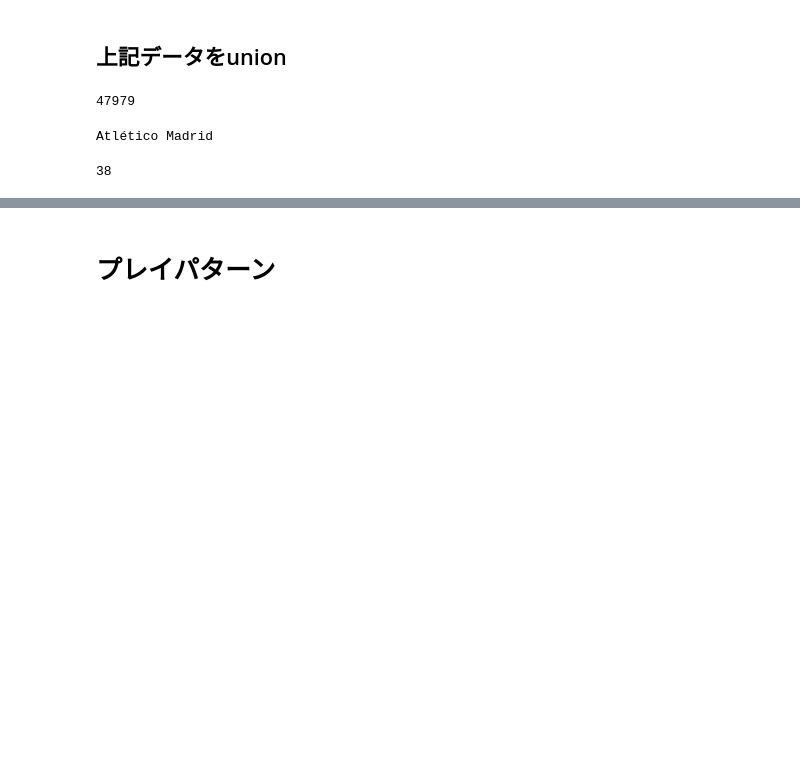
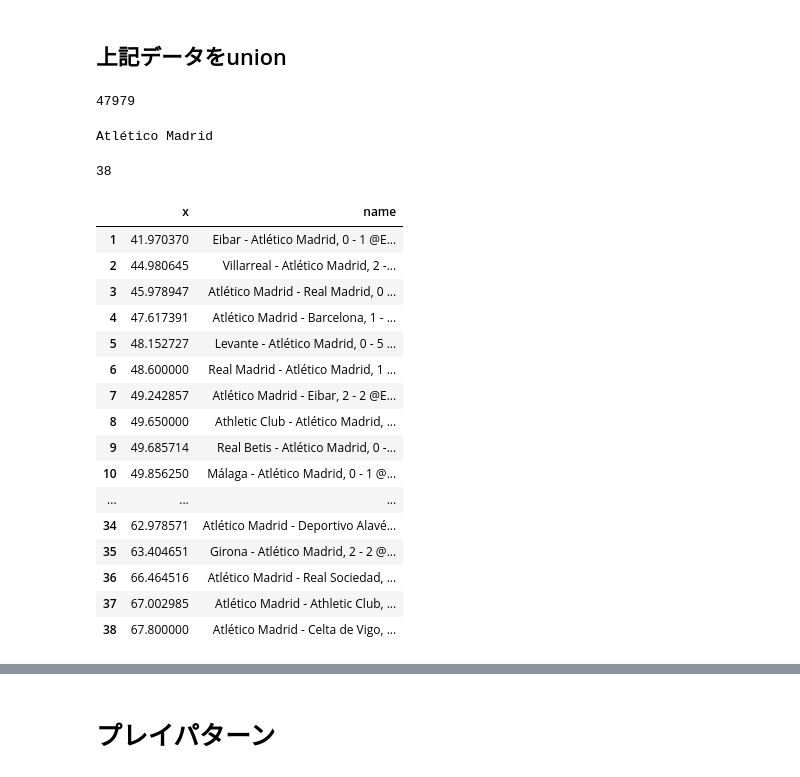
Before and after one commit to saeeeeru/WyscoutAnalyzer, a Jupyter notebook: notebook/TeamSummary/2-VisualizeSpatioInformation.ipynb, the cells around one changed output, grey strips where cells are left out. Drawn from its saved outputs; the diff is of its cells as text; code cells hidden in the pictures; blank space fills up the shorter version.

```diff
--- a/notebook/TeamSummary/2-VisualizeSpatioInformation.ipynb
+++ b/notebook/TeamSummary/2-VisualizeSpatioInformation.ipynb
@@ -182,6 +182,30 @@ XMAX, XMIN = 120, 0
 YMAX, YMIN = 80, 0
 
 events_df_tmp[['x', 'y']] =  events_df_tmp.apply(lambda xs: [XMAX*xs['positions'][0]['x']/100, YMAX*(1-xs['positions'][0]['y']/100)], result_type='expand', axis=1)
+# %%
+pd.set_option("max_colwidth", 100)
+# %%
+ball_hunt_summary = pd.merge(events_df_tmp[events_df_tmp.teamId==teamId].groupby('matchId')[['x']].mean().reset_index(), matches_df[['wyId', 'name']], left_on='matchId', right_on='wyId')[['x', 'name']].sort_values(by='x').reset_index(drop=True)
+ball_hunt_summary.index = ball_hunt_summary.index + 1
+display(ball_hunt_summary)
+# %% [output]
+|  | x | name |
+| 1 | 41.970370 | Eibar - Atlético Madrid, 0 - 1 @E... |
+| 2 | 44.980645 | Villarreal - Atlético Madrid, 2 -... |
+| 3 | 45.978947 | Atlético Madrid - Real Madrid, 0 ... |
+| 4 | 47.617391 | Atlético Madrid - Barcelona, 1 - ... |
+| 5 | 48.152727 | Levante - Atlético Madrid, 0 - 5 ... |
+| 6 | 48.600000 | Real Madrid - Atlético Madrid, 1 ... |
+| 7 | 49.242857 | Atlético Madrid - Eibar, 2 - 2 @E... |
+| 8 | 49.650000 | Athletic Club - Atlético Madrid, ... |
+| 9 | 49.685714 | Real Betis - Atlético Madrid, 0 -... |
+| 10 | 49.856250 | Málaga - Atlético Madrid, 0 - 1 @... |
+| ... | ... | ... |
+| 34 | 62.978571 | Atlético Madrid - Deportivo Alavé... |
+| 35 | 63.404651 | Girona - Atlético Madrid, 2 - 2 @... |
+| 36 | 66.464516 | Atlético Madrid - Real Sociedad, ... |
+| 37 | 67.002985 | Atlético Madrid - Athletic Club, ... |
+| 38 | 67.800000 | Atlético Madrid - Celta de Vigo, ... |
 # %%
 cmap = plt.get_cmap('tab10')
 matchId_list = events_df_tmp[events_df_tmp.teamId==teamId].matchId.unique().tolist()
```
Also changed, not shown: parts of 1 cell of this notebook, 3 other files.
